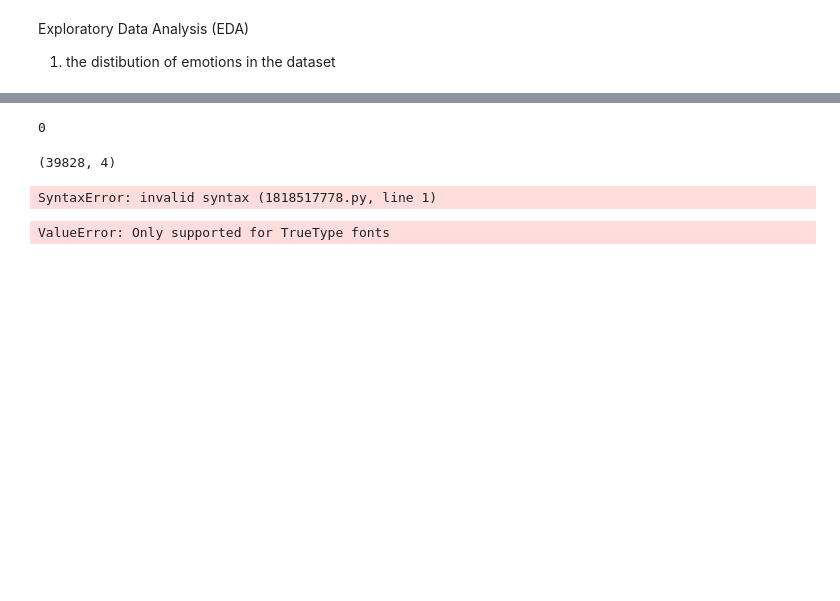
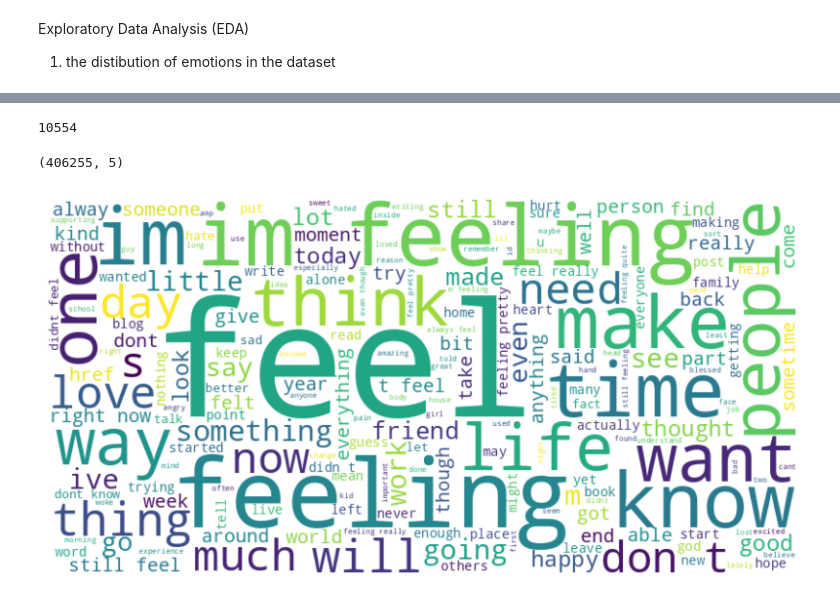
Before and after one commit to shivaheidari/LLMs_Emotion_Detection, a Jupyter notebook: Analysis/Analysis.ipynb, the cells around one changed output, grey strips where cells are left out. Saved outputs shown, nothing was run; the diff lists cells and outputs as text; code cells hidden in the pictures; blank space fills up the shorter version.

```diff
--- a/Analysis/Analysis.ipynb
+++ b/Analysis/Analysis.ipynb
@@ -91,27 +75,23 @@ def detect_outliers_iqr(data, k =1.5):
     upper_bound = q3 + k * iqr
     return (data < lower_bound) | (data > upper_bound)
 
-data['tweet_lenght'] = data['content'].apply(lambda x: len(x.split()))
+data['tweet_lenght'] = data['text'].apply(lambda x: len(x.split()))
 outliers = detect_outliers_iqr(data['tweet_lenght'])
 print(outliers.sum())
 # %% [output]
-0
+10554
 # %%
 #omit tweets more than 30 words
-data = data[data["tweet_lenght"] < 30]
+data = data[~outliers]
 print(data.shape)
 # %% [output]
-(39828, 4)
+(406255, 5)
-# %%
-python3 -m PIL
-# %% [output]
-SyntaxError: invalid syntax (1818517778.py, line 1)
 # %%
-all_tweets = " ".join(data['content'])
+all_tweets = " ".join(data['text'])
 wordcloud = WordCloud(width=800, height=400,background_color="white").generate(all_tweets)
 plt.figure(figsize=(10, 5))
 plt.imshow(wordcloud, interpolation='bilinear')
 plt.axis('off')
 plt.show()
 # %% [output]
-ValueError: Only supported for TrueType fonts
+[figure, added]
```
Also changed, not shown: parts of 7 cells of this notebook.
